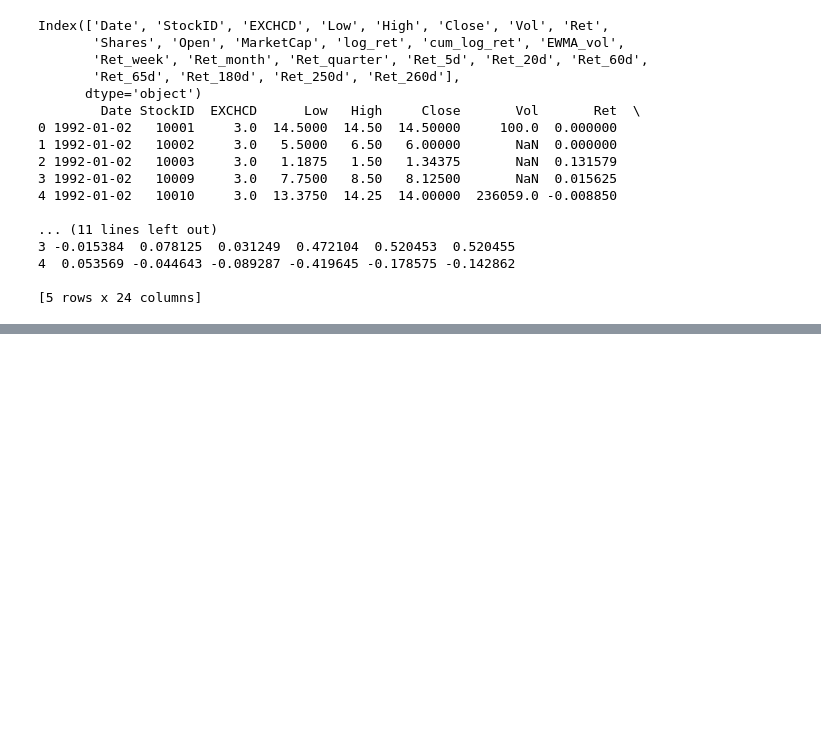
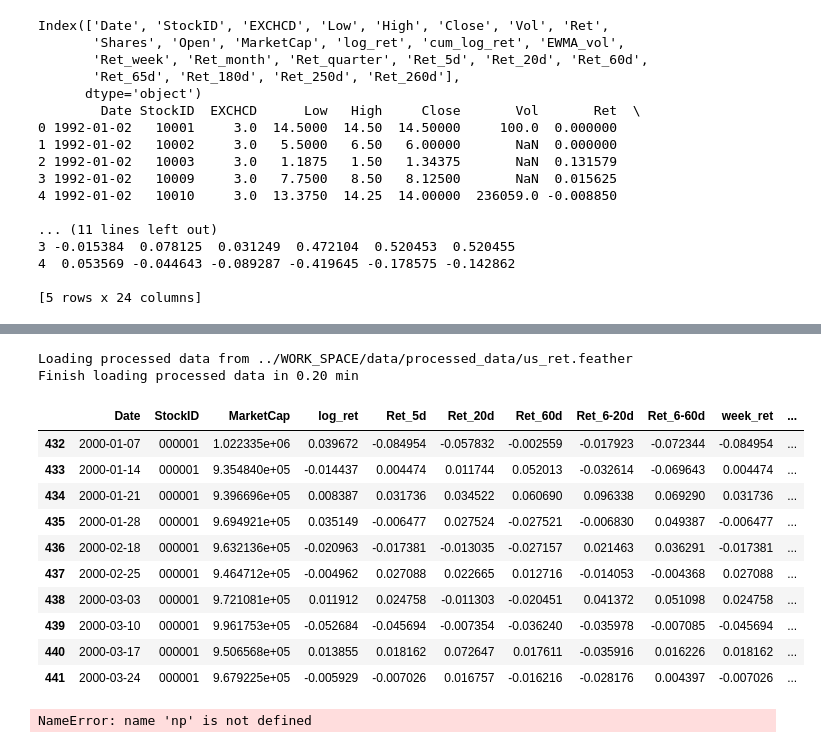
Before and after one commit to rliu4936/bob22, a Jupyter notebook: generate_data.ipynb, the cells around one changed output, grey strips where cells are left out. Drawn from its saved outputs; the diff is of its cells as text; code cells hidden in the pictures; blank space fills up the shorter version.

```diff
--- a/generate_data.ipynb
+++ b/generate_data.ipynb
@@ -105,0 +337,51 @@ Index(['Date', 'StockID', 'EXCHCD', 'Low', 'High', 'Close', 'Vol', 'Ret',
+# %%
+import pandas as pd
+import os
+os.chdir('/Users/ronaldliu/Downloads/jiang_2023/Scripts_2')
+
+from Data import equity_data as eqd
+us_data = eqd.processed_US_data()
+
+# Number of chunks
+n_chunks = 100
+chunk_size = len(us_data) // n_chunks
+
+# Middle chunk index
+mid_chunk = n_chunks // 2
+
+# Get start and end indices for middle chunk
+start_idx = mid_chunk * chunk_size
+end_idx = start_idx + chunk_size
+
+# Extract middle slice
+middle_slice = us_data.iloc[start_idx:end_idx]
+
+# Save to CSV
+middle_slice.to_csv("us_data_middle_chunk.csv")
+# %% [output]
+Loading processed data from ../WORK_SPACE/data/processed_data/us_ret.feather
+Finish loading processed data in 0.20 min
+# %%
+import pandas as pd
+
+# Read the Parquet file
+df = pd.read_parquet("CACHE_DIR/CN_week_ret.pq")
+# keep rows whose Date falls in calendar year 2000
+df_2000_10001 = df[(df["Date"].dt.year == 2000)]
+df_2000_10001.head(10)
+# %% [output]
+|  | Date | StockID | MarketCap | log_ret | Ret_5d | Ret_20d | Ret_60d | Ret_6-20d | Ret_6-60d | week_ret | ... |
+| 432 | 2000-01-07 | 000001 | 1.022335e+06 | 0.039672 | -0.084954 | -0.057832 | -0.002559 | -0.017923 | -0.072344 | -0.084954 | ... |
+| 433 | 2000-01-14 | 000001 | 9.354840e+05 | -0.014437 | 0.004474 | 0.011744 | 0.052013 | -0.032614 | -0.069643 | 0.004474 | ... |
+| 434 | 2000-01-21 | 000001 | 9.396696e+05 | 0.008387 | 0.031736 | 0.034522 | 0.060690 | 0.096338 | 0.069290 | 0.031736 | ... |
+| 435 | 2000-01-28 | 000001 | 9.694921e+05 | 0.035149 | -0.006477 | 0.027524 | -0.027521 | -0.006830 | 0.049387 | -0.006477 | ... |
+| 436 | 2000-02-18 | 000001 | 9.632136e+05 | -0.020963 | -0.017381 | -0.013035 | -0.027157 | 0.021463 | 0.036291 | -0.017381 | ... |
+| 437 | 2000-02-25 | 000001 | 9.464712e+05 | -0.004962 | 0.027088 | 0.022665 | 0.012716 | -0.014053 | -0.004368 | 0.027088 | ... |
+| 438 | 2000-03-03 | 000001 | 9.721081e+05 | 0.011912 | 0.024758 | -0.011303 | -0.020451 | 0.041372 | 0.051098 | 0.024758 | ... |
+| 439 | 2000-03-10 | 000001 | 9.961753e+05 | -0.052684 | -0.045694 | -0.007354 | -0.036240 | -0.035978 | -0.007085 | -0.045694 | ... |
+| 440 | 2000-03-17 | 000001 | 9.506568e+05 | 0.013855 | 0.018162 | 0.072647 | 0.017611 | -0.035916 | 0.016226 | 0.018162 | ... |
+| 441 | 2000-03-24 | 000001 | 9.679225e+05 | -0.005929 | -0.007026 | 0.016757 | -0.016216 | -0.028176 | 0.004397 | -0.007026 | ... |
+# %%
+np.exp(0.015268)
+# %% [output]
+NameError: name 'np' is not defined
```
Also changed, not shown: parts of 15 cells of this notebook, 14 other files.
